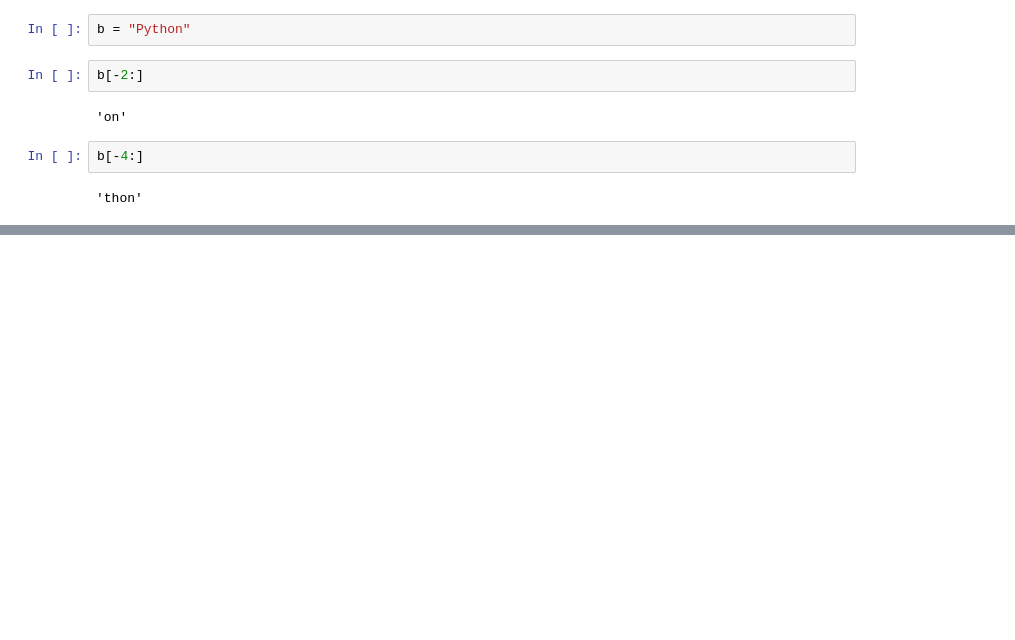
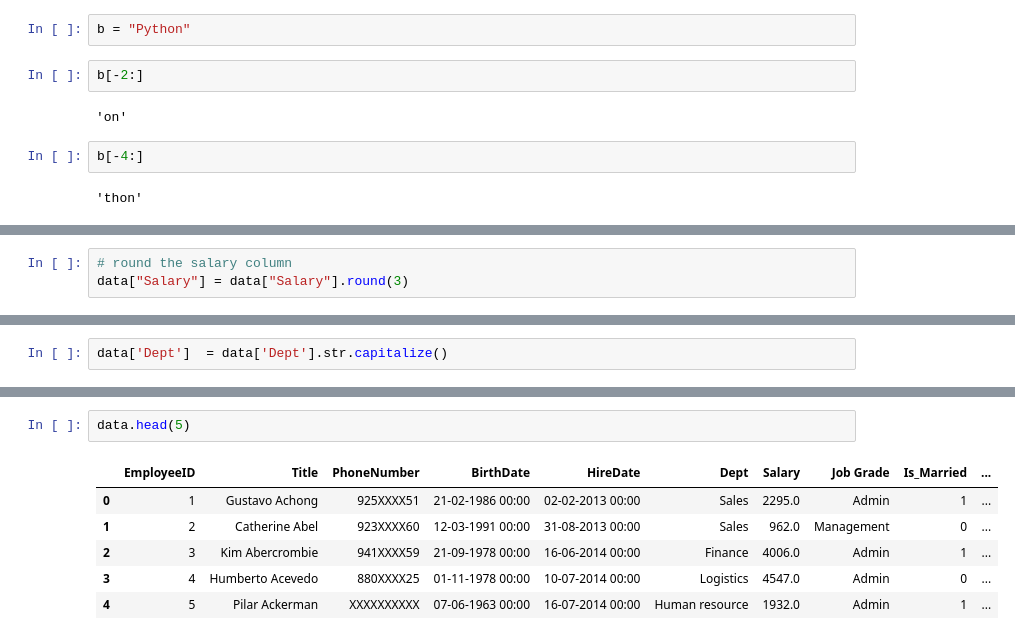
Before and after one commit to Msvb116/AI_DataEngineering, a Jupyter notebook: python/DataCleaning_Part2_270426.ipynb, the cells around one changed output, grey strips where cells are left out. Cells and saved outputs as stored; diff of their text form; blank space fills up the shorter version.

```diff
--- a/python/DataCleaning_Part2_270426.ipynb
+++ b/python/DataCleaning_Part2_270426.ipynb
@@ -276,0 +335,3 @@ b[-4:]
+# %%
+# round the salary column
+data["Salary"] = data["Salary"].round(3)
@@ -276,0 +347,2 @@ b[-4:]
+# %%
+data['Dept']  = data['Dept'].str.capitalize()
@@ -276,0 +360,9 @@ b[-4:]
+# %%
+data.head(5)
+# %% [output]
+|  | EmployeeID | Title | PhoneNumber | BirthDate | HireDate | Dept | Salary | Job Grade | Is_Married | ... |
+| 0 | 1 | Gustavo Achong | 925XXXX51 | 21-02-1986 00:00 | 02-02-2013 00:00 | Sales | 2295.0 | Admin | 1 | ... |
+| 1 | 2 | Catherine Abel | 923XXXX60 | 12-03-1991 00:00 | 31-08-2013 00:00 | Sales | 962.0 | Management | 0 | ... |
+| 2 | 3 | Kim Abercrombie | 941XXXX59 | 21-09-1978 00:00 | 16-06-2014 00:00 | Finance | 4006.0 | Admin | 1 | ... |
+| 3 | 4 | Humberto Acevedo | 880XXXX25 | 01-11-1978 00:00 | 10-07-2014 00:00 | Logistics | 4547.0 | Admin | 0 | ... |
+| 4 | 5 | Pilar Ackerman | XXXXXXXXXX | 07-06-1963 00:00 | 16-07-2014 00:00 | Human resource | 1932.0 | Admin | 1 | ... |
```
Also changed, not shown: parts of 31 cells of this notebook, 13 other files.
